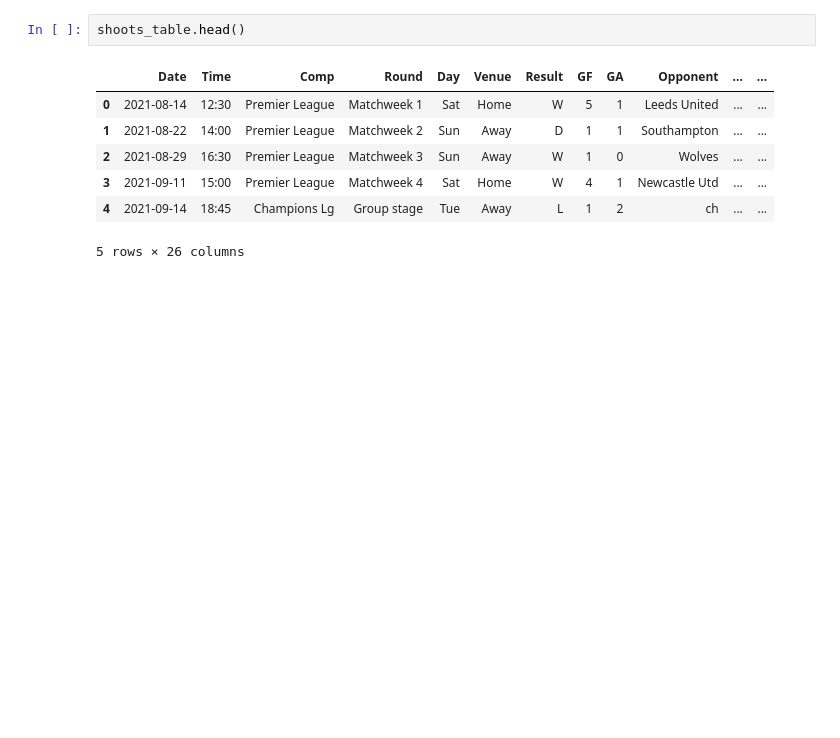
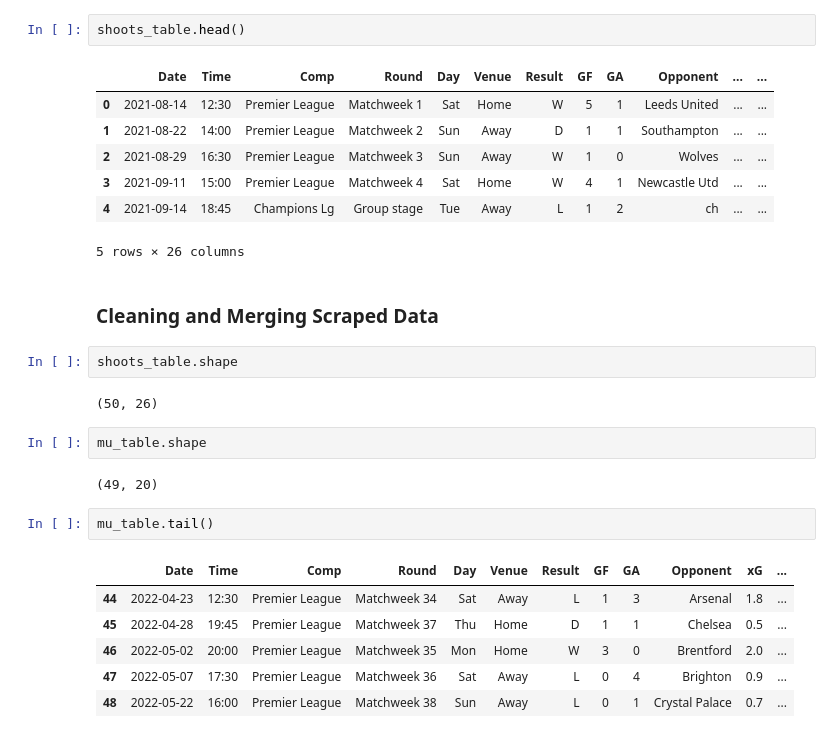
Before and after one commit to antalgergo/Web_Scraping_EPL, a Jupyter notebook: Web_Scraping_EPL.ipynb, the cells around one changed output. Cells and saved outputs as stored; diff of their text form; blank space fills up the shorter version.

```diff
--- a/Web_Scraping_EPL.ipynb
+++ b/Web_Scraping_EPL.ipynb
@@ -215,3 +215,22 @@ shoots_table.head()
 | 3 | 2021-09-11 | 15:00 | Premier League | Matchweek 4 | Sat | Home | W | 4 | 1 | Newcastle Utd | ... | ... |
 | 4 | 2021-09-14 | 18:45 | Champions Lg | Group stage | Tue | Away | L | 1 | 2 | ch | ... | ... |
 5 rows × 26 columns
+# %% [markdown]
+### Cleaning and Merging Scraped Data
+# %%
+shoots_table.shape
+# %% [output]
+(50, 26)
+# %%
+mu_table.shape
+# %% [output]
+(49, 20)
+# %%
+mu_table.tail()
+# %% [output]
+|  | Date | Time | Comp | Round | Day | Venue | Result | GF | GA | Opponent | xG | ... |
+| 44 | 2022-04-23 | 12:30 | Premier League | Matchweek 34 | Sat | Away | L | 1 | 3 | Arsenal | 1.8 | ... |
+| 45 | 2022-04-28 | 19:45 | Premier League | Matchweek 37 | Thu | Home | D | 1 | 1 | Chelsea | 0.5 | ... |
+| 46 | 2022-05-02 | 20:00 | Premier League | Matchweek 35 | Mon | Home | W | 3 | 0 | Brentford | 2.0 | ... |
+| 47 | 2022-05-07 | 17:30 | Premier League | Matchweek 36 | Sat | Away | L | 0 | 4 | Brighton | 0.9 | ... |
+| 48 | 2022-05-22 | 16:00 | Premier League | Matchweek 38 | Sun | Away | L | 0 | 1 | Crystal Palace | 0.7 | ... |
```
Also changed, not shown: parts of 6 cells of this notebook.
